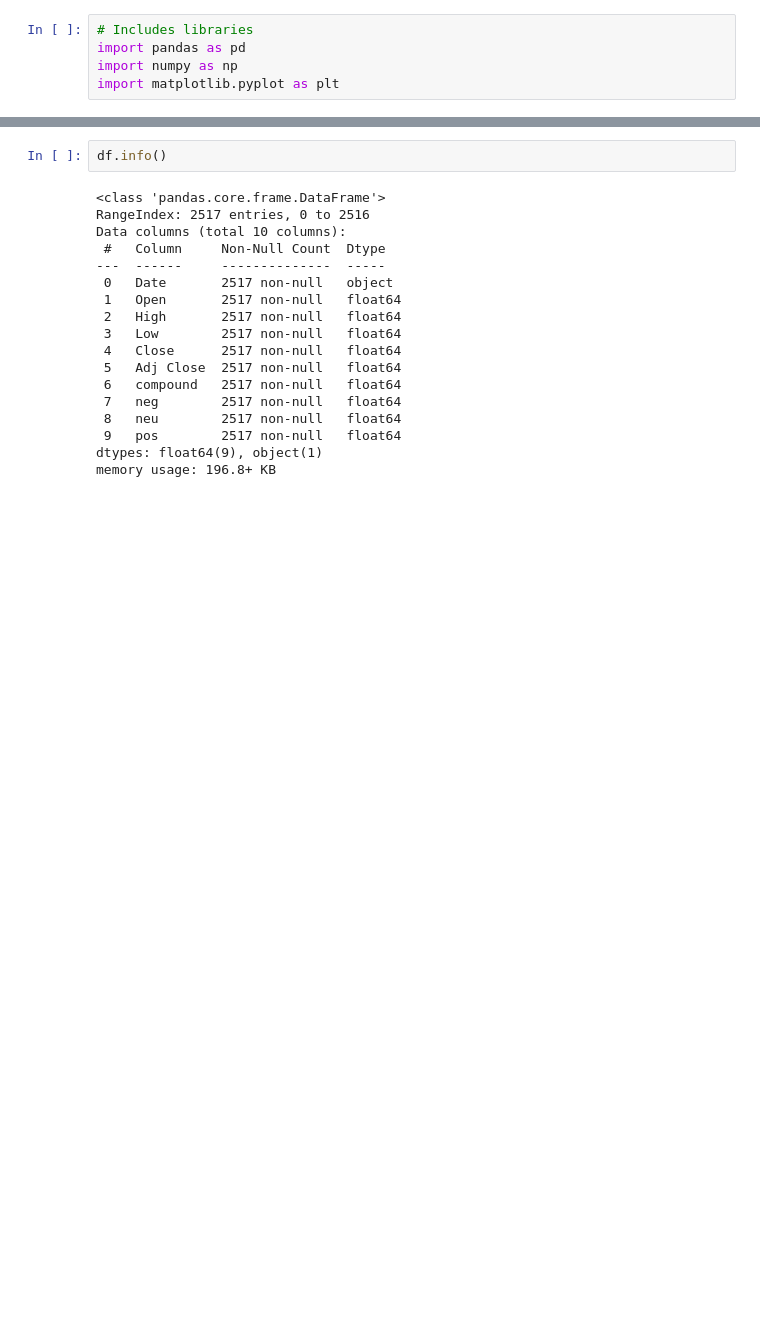
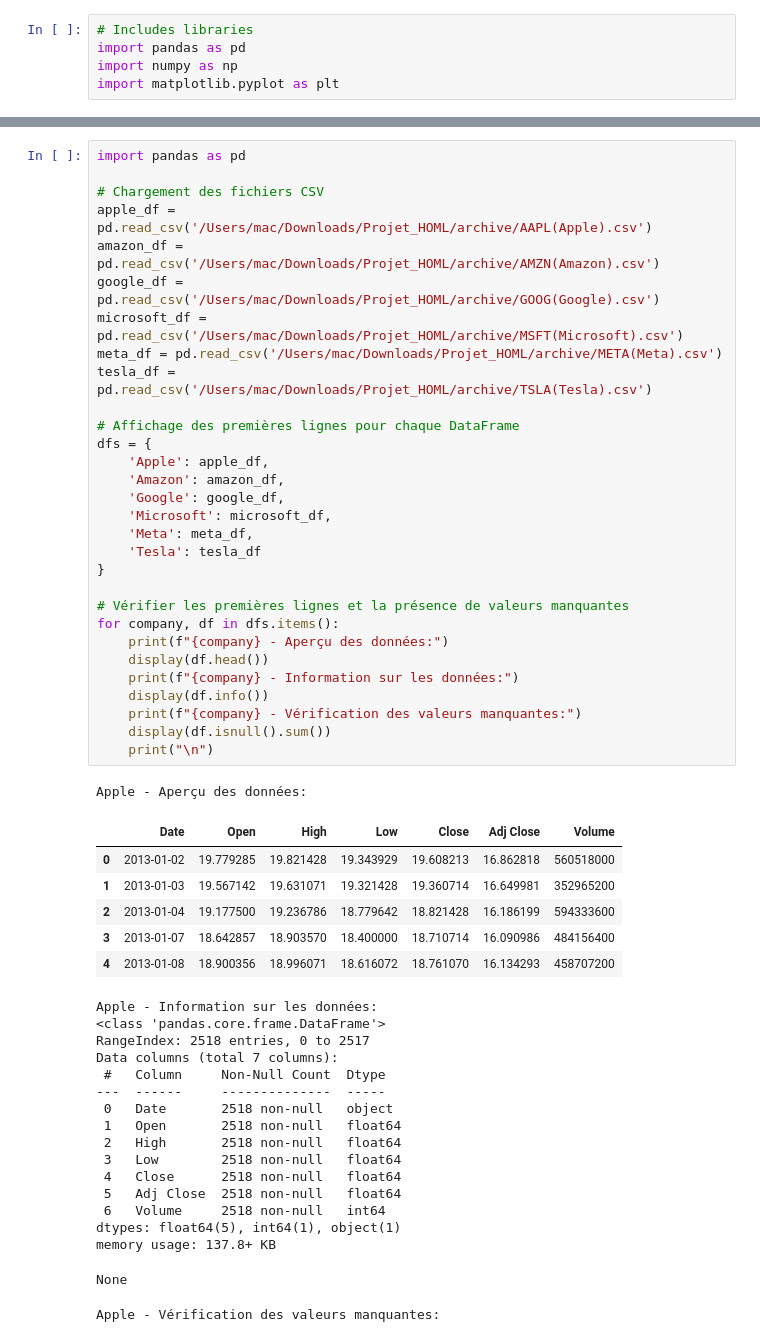
Before and after one commit to B-Manitas/StockMarketML, a Jupyter notebook: main.ipynb, the cells around one changed output, grey strips where cells are left out. Drawn from its saved outputs; the diff is of its cells as text; blank space fills up the shorter version.

Commit message:
premeire manipulation des données, majoritaitrement propres

```diff
--- a/main.ipynb
+++ b/main.ipynb
@@ -16,20 +6,55 @@ df.head()
-# %%
-df.info()
-# %% [output]
-<class 'pandas.core.frame.DataFrame'>
-RangeIndex: 2517 entries, 0 to 2516
-Data columns (total 10 columns):
- #   Column     Non-Null Count  Dtype
----  ------     --------------  -----
- 0   Date       2517 non-null   object
- 1   Open       2517 non-null   float64
- 2   High       2517 non-null   float64
- 3   Low        2517 non-null   float64
- 4   Close      2517 non-null   float64
- 5   Adj Close  2517 non-null   float64
- 6   compound   2517 non-null   float64
- 7   neg        2517 non-null   float64
- 8   neu        2517 non-null   float64
- 9   pos        2517 non-null   float64
-dtypes: float64(9), object(1)
-memory usage: 196.8+ KB
+# %%
+import pandas as pd
+
+# Chargement des fichiers CSV
+apple_df = pd.read_csv('/Users/mac/Downloads/Projet_HOML/archive/AAPL(Apple).csv')
+amazon_df = pd.read_csv('/Users/mac/Downloads/Projet_HOML/archive/AMZN(Amazon).csv')
+google_df = pd.read_csv('/Users/mac/Downloads/Projet_HOML/archive/GOOG(Google).csv')
+microsoft_df = pd.read_csv('/Users/mac/Downloads/Projet_HOML/archive/MSFT(Microsoft).csv')
+meta_df = pd.read_csv('/Users/mac/Downloads/Projet_HOML/archive/META(Meta).csv')
+tesla_df = pd.read_csv('/Users/mac/Downloads/Projet_HOML/archive/TSLA(Tesla).csv')
+
+# Affichage des premières lignes pour chaque DataFrame
+dfs = {
+    'Apple': apple_df,
+    'Amazon': amazon_df,
+    'Google': google_df,
+    'Microsoft': microsoft_df,
+    'Meta': meta_df,
+    'Tesla': tesla_df
+}
+
+# Vérifier les premières lignes et la présence de valeurs manquantes
+for company, df in dfs.items():
+    print(f"{company} - Aperçu des données:")
+    display(df.head())
+    print(f"{company} - Information sur les données:")
+    display(df.info())
+    print(f"{company} - Vérification des valeurs manquantes:")
+    display(df.isnull().sum())
+    print("\n")
+# %% [output]
+Apple - Aperçu des données:
+|  | Date | Open | High | Low | Close | Adj Close | Volume |
+| 0 | 2013-01-02 | 19.779285 | 19.821428 | 19.343929 | 19.608213 | 16.862818 | 560518000 |
+| 1 | 2013-01-03 | 19.567142 | 19.631071 | 19.321428 | 19.360714 | 16.649981 | 352965200 |
+| 2 | 2013-01-04 | 19.177500 | 19.236786 | 18.779642 | 18.821428 | 16.186199 | 594333600 |
+| 3 | 2013-01-07 | 18.642857 | 18.903570 | 18.400000 | 18.710714 | 16.090986 | 484156400 |
+| 4 | 2013-01-08 | 18.900356 | 18.996071 | 18.616072 | 18.761070 | 16.134293 | 458707200 |
+Apple - Information sur les données:
+<class 'pandas.core.frame.DataFrame'>
+RangeIndex: 2518 entries, 0 to 2517
+Data columns (total 7 columns):
+ #   Column     Non-Null Count  Dtype
+---  ------     --------------  -----
+ 0   Date       2518 non-null   object
+ 1   Open       2518 non-null   float64
+ 2   High       2518 non-null   float64
+ 3   Low        2518 non-null   float64
+ 4   Close      2518 non-null   float64
+ 5   Adj Close  2518 non-null   float64
+ 6   Volume     2518 non-null   int64
+dtypes: float64(5), int64(1), object(1)
+memory usage: 137.8+ KB
+None
+Apple - Vérification des valeurs manquantes:
```
Also changed, not shown: parts of 4 cells of this notebook.
